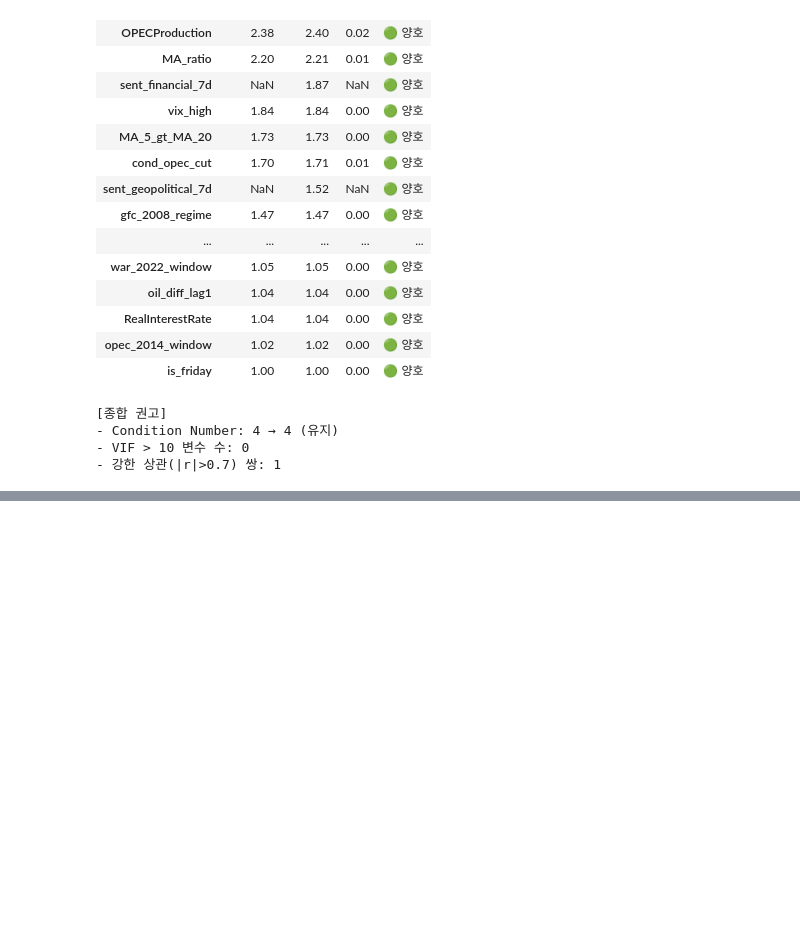
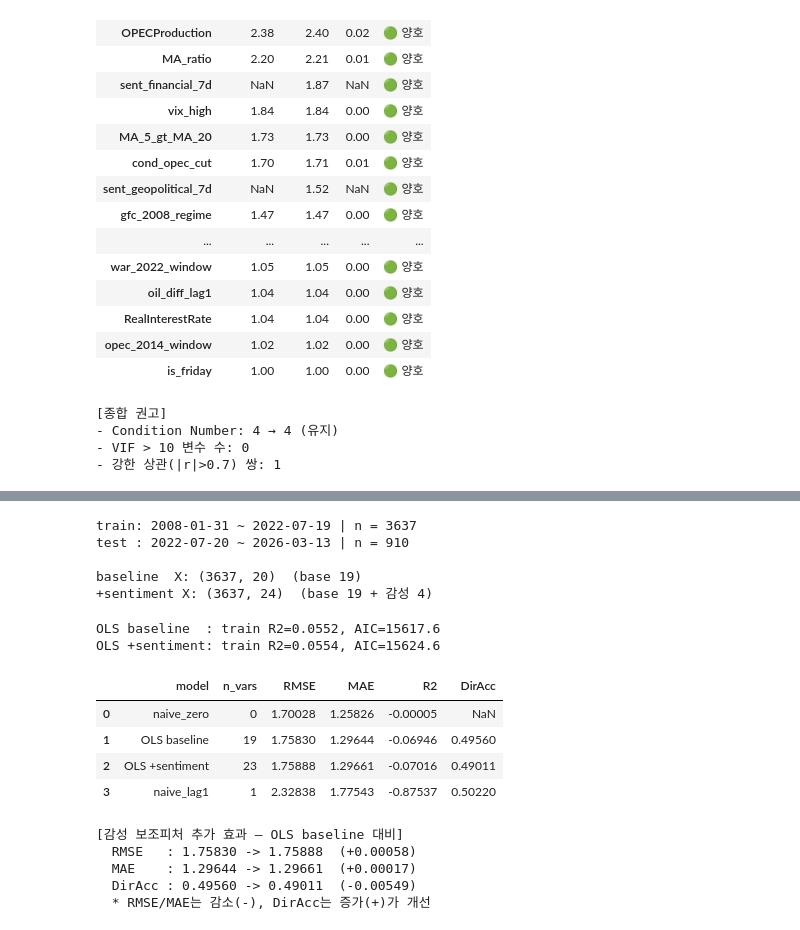
Before and after one commit to DGU-BAF/BAF-26-1-finance_2, a Jupyter notebook: src/Modeling2_OLS_prediction.ipynb, the cells around one changed output, grey strips where cells are left out. Drawn from its saved outputs; the diff is of its cells as text; code cells hidden in the pictures; blank space fills up the shorter version.

```diff
--- a/src/Modeling2_OLS_prediction.ipynb
+++ b/src/Modeling2_OLS_prediction.ipynb
@@ -358,0 +374,25 @@ print(f"- 강한 상관(|r|>0.7) 쌍: {len(corr_pairs)}")
+# %%
+# ── train/test 분리 (split_date 기준) ──
+SPLIT_TS = pd.Timestamp(SPLIT_DATE)
+train = df[df["date"] <  SPLIT_TS].reset_index(drop=True)
+test  = df[df["date"] >= SPLIT_TS].reset_index(drop=True)
+
+print(f"train: {train['date'].min().date()} ~ {train['date'].max().date()} | n = {len(train)}")
+print(f"test : {test['date'].min().date()} ~ {test['date'].max().date()} | n = {len(test)}")
+
+y_train, y_test = train[TARGET], test[TARGET]
+
+# 두 가지 피처셋 (상수항 포함)
+X_train_base = sm.add_constant(train[base_cols],  has_constant="add")
+X_test_base  = sm.add_constant(test[base_cols],   has_constant="add")
+X_train_sent = sm.add_constant(train[model_cols], has_constant="add")
+X_test_sent  = sm.add_constant(test[model_cols],  has_constant="add")
+
+print(f"\nbaseline  X: {X_train_base.shape}  (base {len(base_cols)})")
+print(f"+sentiment X: {X_train_sent.shape}  (base {len(base_cols)} + 감성 {len(sentiment_all)})")
+# %% [output]
+train: 2008-01-31 ~ 2022-07-19 | n = 3637
+test : 2022-07-20 ~ 2026-03-13 | n = 910
+
+baseline  X: (3637, 20)  (base 19)
++sentiment X: (3637, 24)  (base 19 + 감성 4)
@@ -358,0 +418,48 @@ print(f"- 강한 상관(|r|>0.7) 쌍: {len(corr_pairs)}")
+# %%
+# ── naive 기준선 + OLS 적합 (baseline / +sentiment) ──
+# naive
+pred_naive_zero = np.zeros(len(y_test))
+pred_naive_lag1 = df[TARGET].shift(1)[df["date"] >= SPLIT_TS].fillna(0).values
+
+# OLS — 점추정은 일반 SE로 충분 (예측 비교 목적). 해석/HC3는 interpretation 노트북에서.
+ols_base = sm.OLS(y_train, X_train_base).fit()
+ols_sent = sm.OLS(y_train, X_train_sent).fit()
+
+pred_base = ols_base.predict(X_test_base).values
+pred_sent = ols_sent.predict(X_test_sent).values
+
+print(f"OLS baseline  : train R2={ols_base.rsquared:.4f}, AIC={ols_base.aic:.1f}")
+print(f"OLS +sentiment: train R2={ols_sent.rsquared:.4f}, AIC={ols_sent.aic:.1f}")
+# %% [output]
+OLS baseline  : train R2=0.0552, AIC=15617.6
+OLS +sentiment: train R2=0.0554, AIC=15624.6
+# %%
+# ── test 성능 비교표 ──
+compare = pd.DataFrame([
+    model_row("naive_zero",       y_test, pred_naive_zero, 0),
+    model_row("naive_lag1",       y_test, pred_naive_lag1, 1),
+    model_row("OLS baseline",     y_test, pred_base, len(base_cols)),
+    model_row("OLS +sentiment",   y_test, pred_sent, len(model_cols)),
+])
+compare = compare.round(5)
+display(compare.sort_values("RMSE").reset_index(drop=True))
+
+# 감성 추가 효과 (baseline 대비)
+b = compare.set_index("model").loc["OLS baseline"]
+s = compare.set_index("model").loc["OLS +sentiment"]
+print("\n[감성 보조피처 추가 효과 — OLS baseline 대비]")
+print(f"  RMSE   : {b['RMSE']:.5f} -> {s['RMSE']:.5f}  ({s['RMSE']-b['RMSE']:+.5f})")
+print(f"  MAE    : {b['MAE']:.5f} -> {s['MAE']:.5f}  ({s['MAE']-b['MAE']:+.5f})")
+print(f"  DirAcc : {b['DirAcc']:.5f} -> {s['DirAcc']:.5f}  ({s['DirAcc']-b['DirAcc']:+.5f})")
+print("  * RMSE/MAE는 감소(-), DirAcc는 증가(+)가 개선")
+# %% [output]
+|  | model | n_vars | RMSE | MAE | R2 | DirAcc |
+| 0 | naive_zero | 0 | 1.70028 | 1.25826 | -0.00005 | NaN |
+| 1 | OLS baseline | 19 | 1.75830 | 1.29644 | -0.06946 | 0.49560 |
+| 2 | OLS +sentiment | 23 | 1.75888 | 1.29661 | -0.07016 | 0.49011 |
+| 3 | naive_lag1 | 1 | 2.32838 | 1.77543 | -0.87537 | 0.50220 |
+[감성 보조피처 추가 효과 — OLS baseline 대비]
+  RMSE   : 1.75830 -> 1.75888  (+0.00058)
+  MAE    : 1.29644 -> 1.29661  (+0.00017)
+  DirAcc : 0.49560 -> 0.49011  (-0.00549)
+  * RMSE/MAE는 감소(-), DirAcc는 증가(+)가 개선
```
Also changed, not shown: parts of 6 cells of this notebook, 17 other files.
